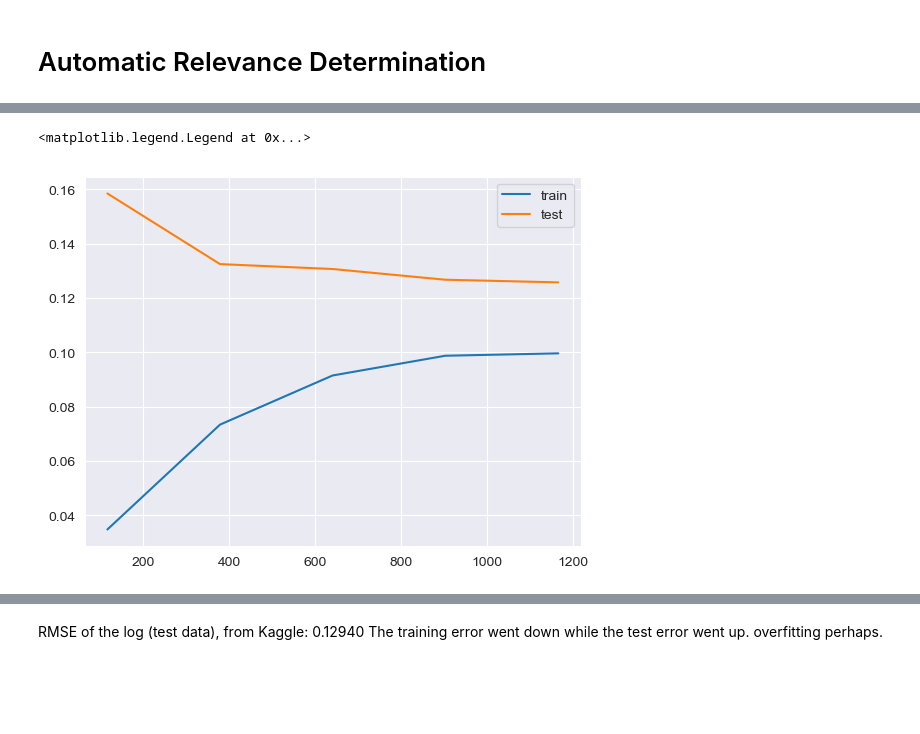
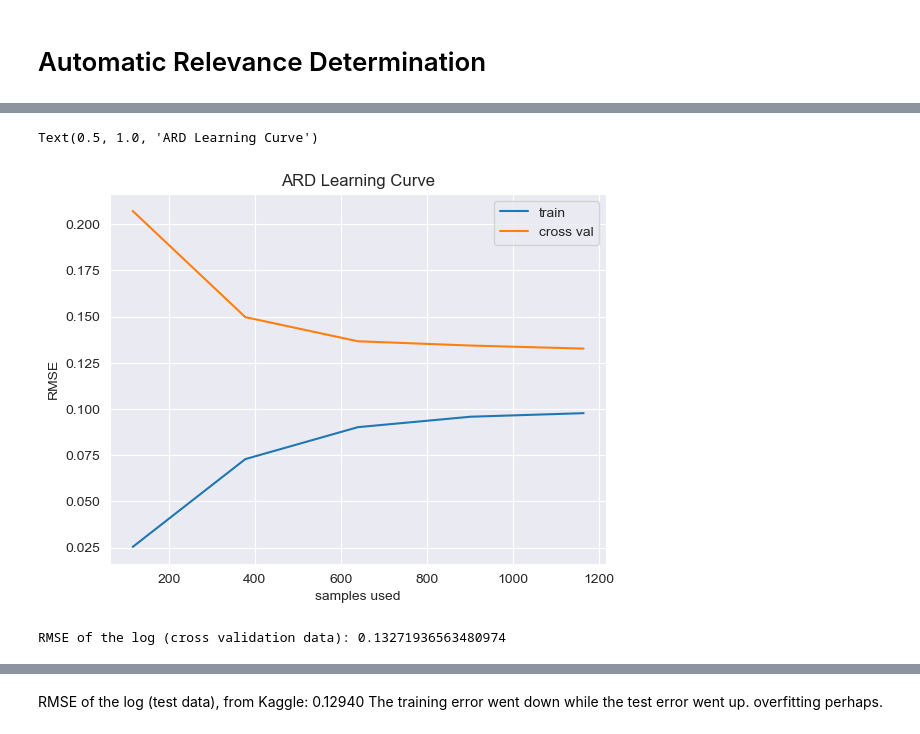
Before and after one commit to MIvanov1216/Ames-housing-prices-analysis, a Jupyter notebook: Housing Prices for Git.ipynb, the cells around one changed output, grey strips where cells are left out. Saved outputs shown, nothing was run; the diff lists cells and outputs as text; code cells hidden in the pictures; blank space fills up the shorter version.

```diff
--- a/Housing Prices for Git.ipynb
+++ b/Housing Prices for Git.ipynb
@@ -350,6 +352,5 @@ for col in num_features:
     if abs(skew(data[col]))>0.5:
         data[col]=np.log1p(data[col])
         skewed.append(col)
-        latestfeat= col
 skewed
 # %% [output]
@@ -381,3 +376,6 @@ len(skewed)
+# %%
+for col in num_features:
+    data[col]=(data[col]-data[col].mean())/data[col].std()
 # %% [markdown]
 # One-hot / get dummies transformation
 # %%
@@ -456,5 +496,5 @@ from sklearn.model_selection import learning_curve
 # %%
-def RMSE(estimator,X,y):
+def RMSE_forscoring(estimator,X,y):
     y_pred=estimator.predict(X)
     err=np.sqrt(metrics.mean_squared_error(y,
                         y_pred))
@@ -621,15 +689,22 @@ RMSE of the log: 0.1038189147197646
 # %%
-iter, train_scores, crossval_scores = learning_curve(ARD,X,y,cv=5,scoring=RMSE)
+iter, train_scores, crossval_scores = learning_curve(ARD,X,y,cv=5,scoring=RMSE_forscoring)
 
 train_scores_mean=train_scores.mean(axis=1)
 crossval_scores_mean=crossval_scores.mean(axis=1)
 
 sns.lineplot(x=iter,y=train_scores_mean)
-sns.lineplot(x=iter,y=test_scores_mean)
-plt.legend(['train','test'])
+sns.lineplot(x=iter,y=crossval_scores_mean)
+plt.legend(['train','cross val'])
+plt.xlabel('samples used')
+plt.ylabel('RMSE')
+plt.title('ARD Learning Curve')
 # %% [output]
-<matplotlib.legend.Legend at 0x...>
+Text(0.5, 1.0, 'ARD Learning Curve')
-[figure, old version]
+[figure, new version]
+# %%
+print('RMSE of the log (cross validation data): ' + str(crossval_scores_mean[-1]))
+# %% [output]
+RMSE of the log (cross validation data): 0.13271936563480974
 # %%
 final_answers=ARD.predict(X_test)
 sub = pd.DataFrame({'Id':X_test.index,'SalePrice':final_answers})
```
Also changed, not shown: parts of 68 cells of this notebook.
